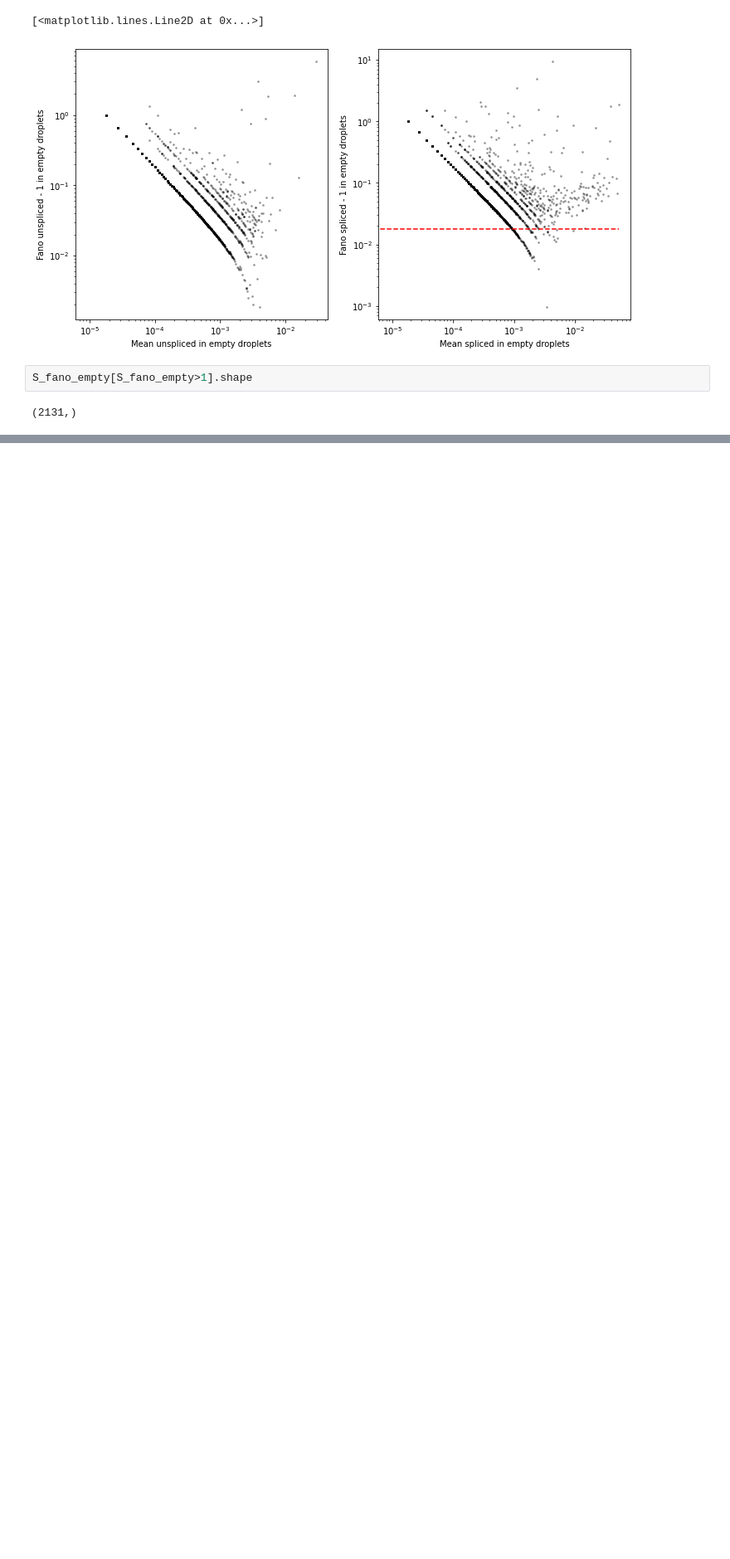
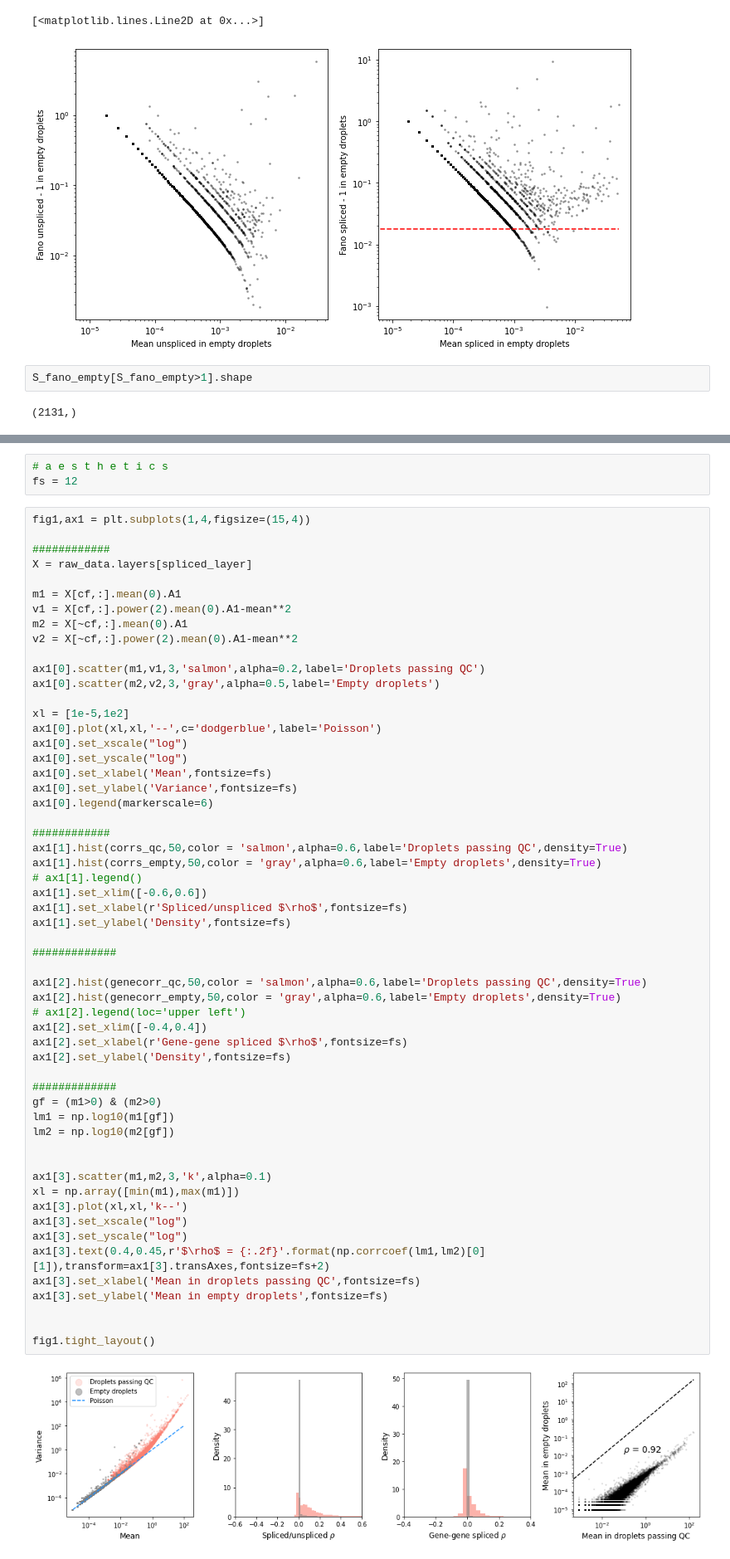
Before and after one commit to pachterlab/GVP_2023, a Jupyter notebook: gg230117_emptydrops.ipynb, the cells around one changed output, grey strips where cells are left out. Shown at 83% size. Saved outputs shown, nothing was run; the diff lists cells and outputs as text; blank space fills up the shorter version.

Commit message:
emptydrops cartoon

```diff
--- a/gg230117_emptydrops.ipynb
+++ b/gg230117_emptydrops.ipynb
@@ -367,0 +369,61 @@ S_fano_empty.shape
+# %%
+# a e s t h e t i c s
+fs = 12
+# %%
+fig1,ax1 = plt.subplots(1,4,figsize=(15,4))
+
+############
+X = raw_data.layers[spliced_layer]
+
+m1 = X[cf,:].mean(0).A1
+v1 = X[cf,:].power(2).mean(0).A1-mean**2
+m2 = X[~cf,:].mean(0).A1
+v2 = X[~cf,:].power(2).mean(0).A1-mean**2
+
+ax1[0].scatter(m1,v1,3,'salmon',alpha=0.2,label='Droplets passing QC')
+ax1[0].scatter(m2,v2,3,'gray',alpha=0.5,label='Empty droplets')
+
+xl = [1e-5,1e2]
+ax1[0].plot(xl,xl,'--',c='dodgerblue',label='Poisson')
+ax1[0].set_xscale("log")
+ax1[0].set_yscale("log")
+ax1[0].set_xlabel('Mean',fontsize=fs)
+ax1[0].set_ylabel('Variance',fontsize=fs)
+ax1[0].legend(markerscale=6)
+
+############
+ax1[1].hist(corrs_qc,50,color = 'salmon',alpha=0.6,label='Droplets passing QC',density=True)
+ax1[1].hist(corrs_empty,50,color = 'gray',alpha=0.6,label='Empty droplets',density=True)
+# ax1[1].legend()
+ax1[1].set_xlim([-0.6,0.6])
+ax1[1].set_xlabel(r'Spliced/unspliced $\rho$',fontsize=fs)
+ax1[1].set_ylabel('Density',fontsize=fs)
+
+#############
+
+ax1[2].hist(genecorr_qc,50,color = 'salmon',alpha=0.6,label='Droplets passing QC',density=True)
+ax1[2].hist(genecorr_empty,50,color = 'gray',alpha=0.6,label='Empty droplets',density=True)
+# ax1[2].legend(loc='upper left')
+ax1[2].set_xlim([-0.4,0.4])
+ax1[2].set_xlabel(r'Gene-gene spliced $\rho$',fontsize=fs)
+ax1[2].set_ylabel('Density',fontsize=fs)
+
+#############
+gf = (m1>0) & (m2>0)
+lm1 = np.log10(m1[gf])
+lm2 = np.log10(m2[gf])
+
+
+ax1[3].scatter(m1,m2,3,'k',alpha=0.1)
+xl = np.array([min(m1),max(m1)])
+ax1[3].plot(xl,xl,'k--')
+ax1[3].set_xscale("log")
+ax1[3].set_yscale("log")
+ax1[3].text(0.4,0.45,r'$\rho$ = {:.2f}'.format(np.corrcoef(lm1,lm2)[0][1]),transform=ax1[3].transAxes,fontsize=fs+2)
+ax1[3].set_xlabel('Mean in droplets passing QC',fontsize=fs)
+ax1[3].set_ylabel('Mean in empty droplets',fontsize=fs)
+
+
+fig1.tight_layout()
+# %% [output]
+[figure, added]
```
Also changed, not shown: parts of 15 cells of this notebook, 2 other files.
